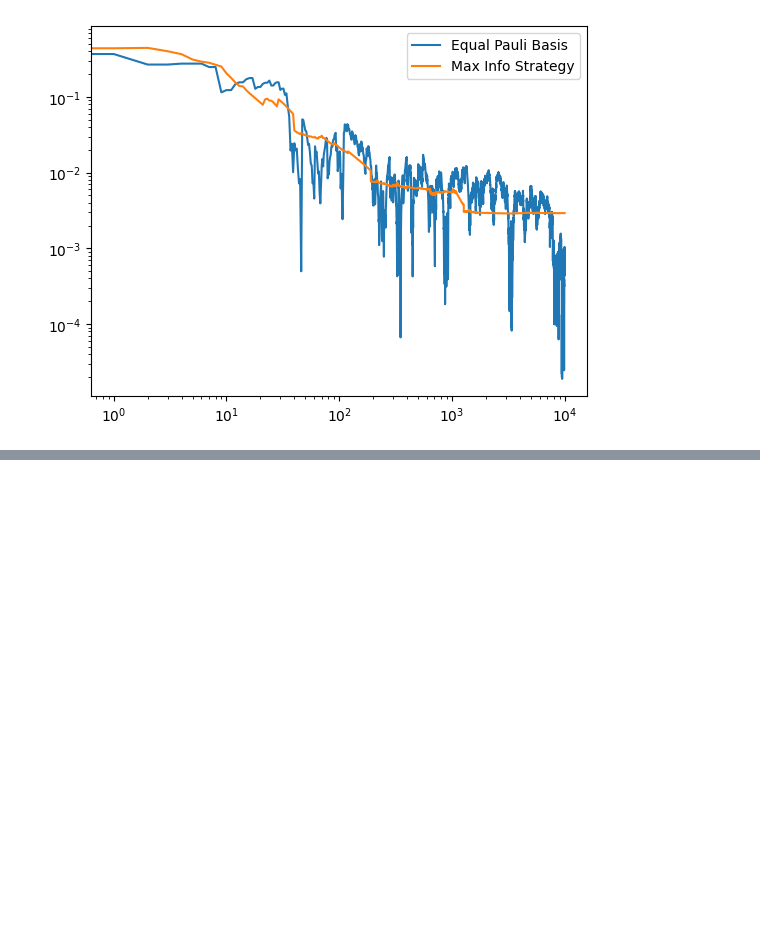
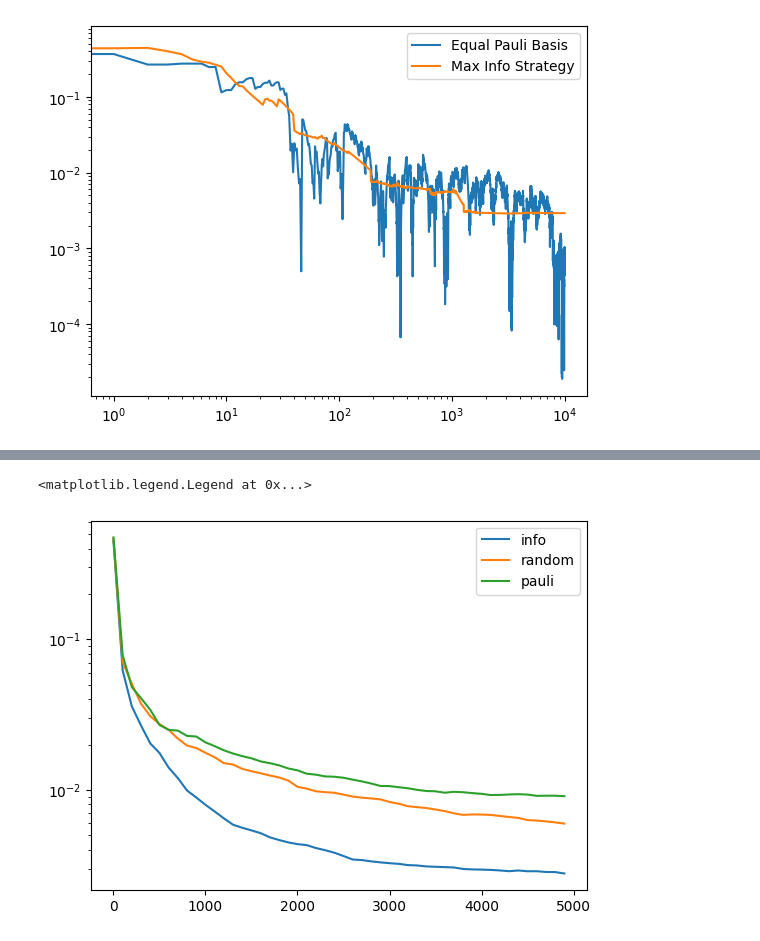
Before and after one commit to JackieLee23/adaptive_qst, a Jupyter notebook: notebooks/max_info_mixed_states.ipynb, the cells around one changed output, grey strips where cells are left out. Cells and saved outputs as stored; diff of their text form; code cells hidden in the pictures; blank space fills up the shorter version.

```diff
--- a/notebooks/max_info_mixed_states.ipynb
+++ b/notebooks/max_info_mixed_states.ipynb
@@ -281,0 +205,13 @@ print(np.mean(rewards[0, :1000]))
+# %%
+infidelities = np.load("data/avg_fidelity_pure.npz")['arr_1']
+avgs = np.mean(infidelities, axis = 0)
+
+plt.plot(np.arange(0, n_measurements, data_freq), avgs[0], label = "info")
+plt.plot(np.arange(0, n_measurements, data_freq), avgs[1], label = "random")
+plt.plot(np.arange(0, n_measurements, data_freq), avgs[2], label = "pauli")
+
+plt.yscale('log')
+plt.legend()
+# %% [output]
+<matplotlib.legend.Legend at 0x...>
+[figure, added]
```
Also changed, not shown: parts of 9 cells of this notebook, 5 other files.
